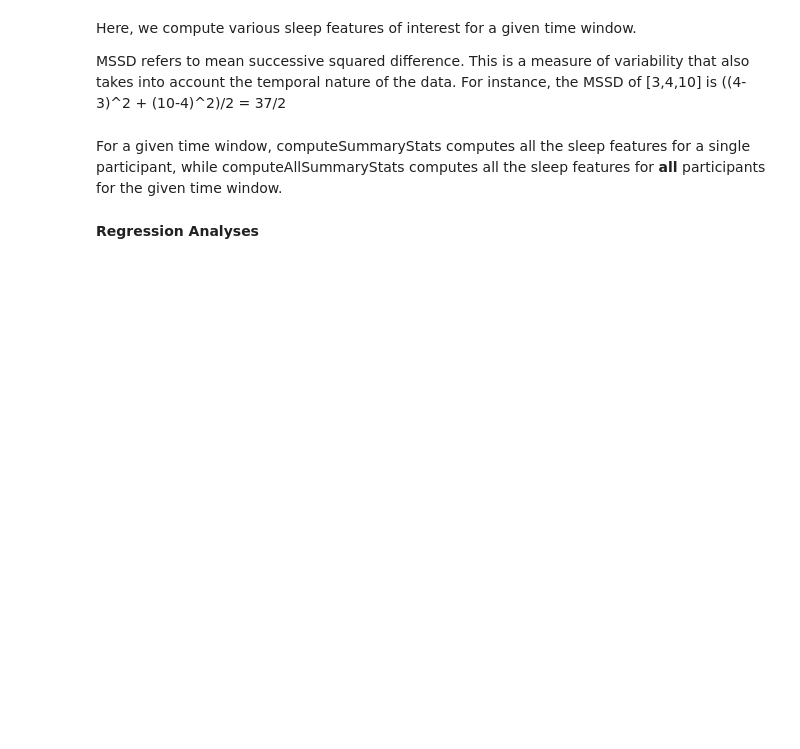
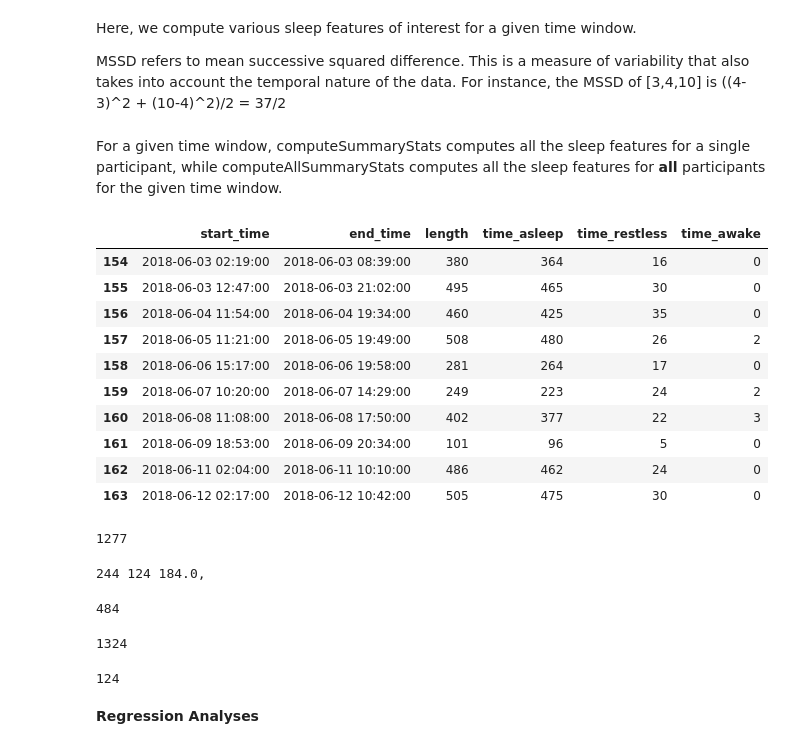
Before and after one commit to sefyas/Sleep-GPA-Paper, a Jupyter notebook: sleep_gpa_paper.ipynb, the cells around one changed output. Drawn from its saved outputs; the diff is of its cells as text; code cells hidden in the pictures; blank space fills up the shorter version.

```diff
--- a/sleep_gpa_paper.ipynb
+++ b/sleep_gpa_paper.ipynb
@@ -769,6 +795,49 @@ def computeSummaryStats(phase,
 
 
         return summary
+# %%
+file = '/Users/yasaman/UWEXP/cmu-sleep-gpa/Fitbit UWEXPI/sleep_episodes/EPI_PID155.csv'
+df = pd.read_csv(file, header=0, parse_dates=['start_time', 'end_time'])
+df.tail(10)
+# %% [output]
+|  | start_time | end_time | length | time_asleep | time_restless | time_awake |
+| 154 | 2018-06-03 02:19:00 | 2018-06-03 08:39:00 | 380 | 364 | 16 | 0 |
+| 155 | 2018-06-03 12:47:00 | 2018-06-03 21:02:00 | 495 | 465 | 30 | 0 |
+| 156 | 2018-06-04 11:54:00 | 2018-06-04 19:34:00 | 460 | 425 | 35 | 0 |
+| 157 | 2018-06-05 11:21:00 | 2018-06-05 19:49:00 | 508 | 480 | 26 | 2 |
+| 158 | 2018-06-06 15:17:00 | 2018-06-06 19:58:00 | 281 | 264 | 17 | 0 |
+| 159 | 2018-06-07 10:20:00 | 2018-06-07 14:29:00 | 249 | 223 | 24 | 2 |
+| 160 | 2018-06-08 11:08:00 | 2018-06-08 17:50:00 | 402 | 377 | 22 | 3 |
+| 161 | 2018-06-09 18:53:00 | 2018-06-09 20:34:00 | 101 | 96 | 5 | 0 |
+| 162 | 2018-06-11 02:04:00 | 2018-06-11 10:10:00 | 486 | 462 | 24 | 0 |
+| 163 | 2018-06-12 02:17:00 | 2018-06-12 10:42:00 | 505 | 475 | 30 | 0 |
+# %%
+timeToMin(df['start_time'].iloc[158], BED_ZERO)
+# %% [output]
+1277
+# %%
+btime = datetime.strptime('2018-06-11 22:04:00', '%Y-%m-%d %H:%M:%S')
+wtime = datetime.strptime('2018-06-12 06:04:00', '%Y-%m-%d %H:%M:%S')
+mtime = datetime.strptime('2018-06-12 02:04:00', '%Y-%m-%d %H:%M:%S')
+
+bedtime = timeToMin(btime, BED_ZERO)
+waketime = timeToMin(wtime, WAKE_ZERO)
+midpoint = (bedtime + waketime) / 2.0
+print(bedtime, waketime, midpoint, end=', ')
+# %% [output]
+244 124 184.0,
+# %%
+timeToMin(mtime, BED_ZERO)
+# %% [output]
+484
+# %%
+timeToMin(mtime, WAKE_ZERO)
+# %% [output]
+1324
+# %%
+timeToMin(mtime, 0)
+# %% [output]
+124
 # %%
 # start_window and end_window are date objects
 def computeAllSummaryStats(phase,
```
Also changed, not shown: parts of 4 cells of this notebook.
